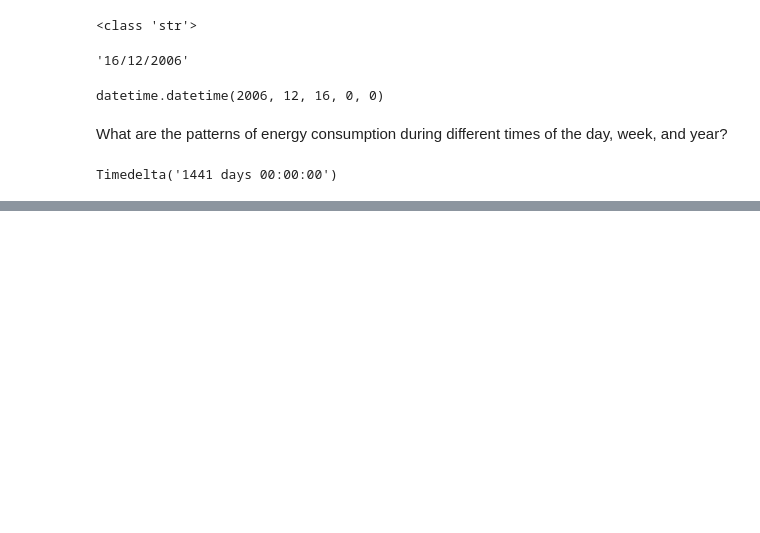
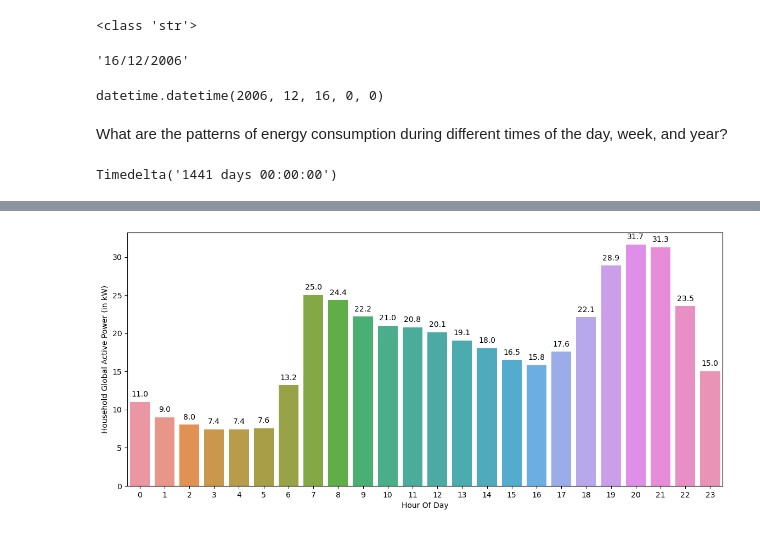
Before and after one commit to darklord-57/darklord, a Jupyter notebook: python/data_analysis/power_consumption/EDA_power_consumption.ipynb, the cells around one changed output, grey strips where cells are left out. Saved outputs shown, nothing was run; the diff lists cells and outputs as text; code cells hidden in the pictures; blank space fills up the shorter version.

```diff
--- a/python/data_analysis/power_consumption/EDA_power_consumption.ipynb
+++ b/python/data_analysis/power_consumption/EDA_power_consumption.ipynb
@@ -187,0 +265,19 @@ plt.show()
+# %%
+hourOfDay_grp = (df.groupby('hourOfDay')['Global_active_power'].mean()* 1000 / 60).reset_index()
+
+fig, ax = plt.subplots(figsize=(14,6))
+
+barplot = sns.barplot(x=hourOfDay_grp['hourOfDay'], y=hourOfDay_grp['Global_active_power'], ax=ax)
+
+plt.xlabel("Hour Of Day")
+plt.ylabel('Household Global Active Power (in kW)')
+
+for p in barplot.patches:
+    barplot.annotate(format(p.get_height(), '.1f'),
+                     (p.get_x() + p.get_width() / 2., p.get_height()),
+                     ha = 'center', va = 'center',
+                     xytext = (0, 10),
+                     textcoords = 'offset points')
+plt.show()
+# %% [output]
+[figure, added]
```
Also changed, not shown: parts of 30 cells of this notebook.
